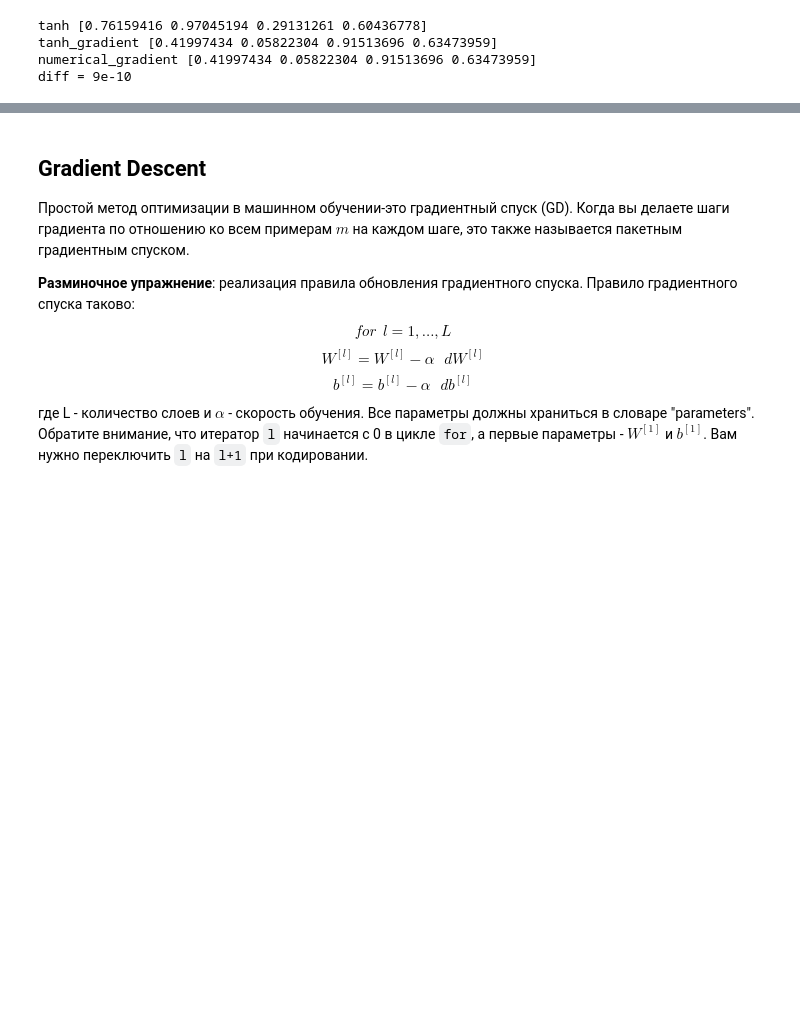
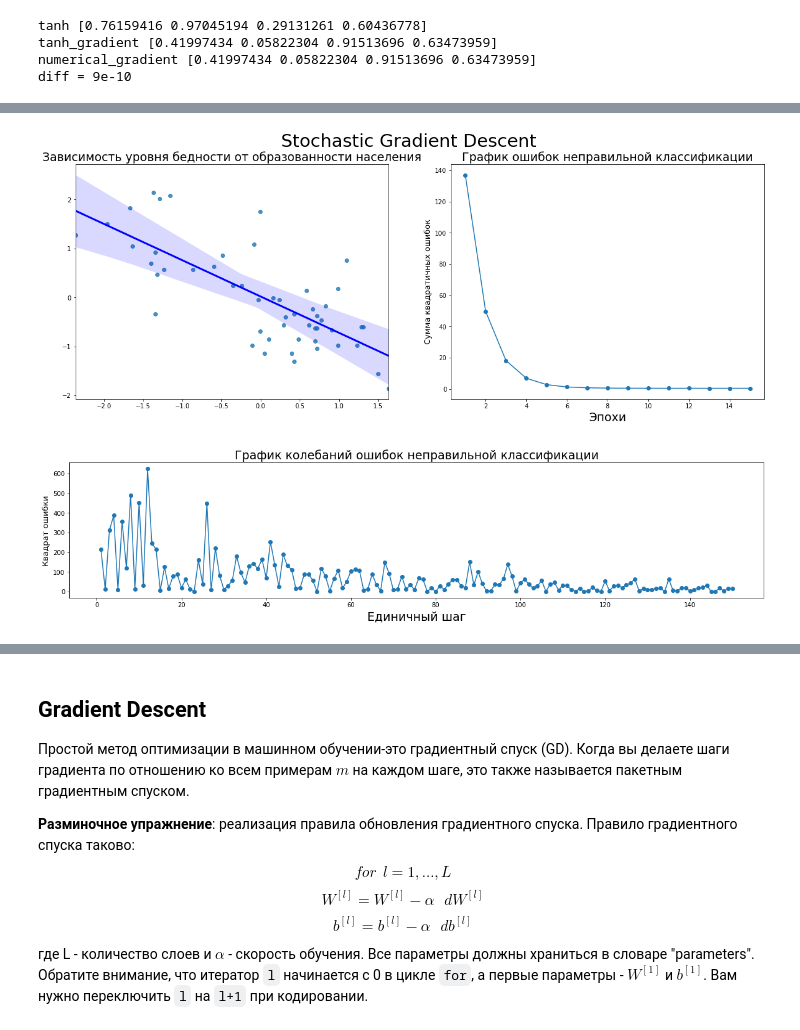
Before and after one commit to Artexxx/Artem-python, a Jupyter notebook: algorithms/Model Optimization Methods/Optimization Methods.ipynb, the cells around one changed output, grey strips where cells are left out. Saved outputs shown, nothing was run; the diff lists cells and outputs as text; code cells hidden in the pictures; blank space fills up the shorter version.

```diff
--- a/algorithms/Model Optimization Methods/Optimization Methods.ipynb
+++ b/algorithms/Model Optimization Methods/Optimization Methods.ipynb
@@ -189,0 +254,72 @@ diff = 9e-10
+# %%
+def stochastic_gradient_descent(X, Y,
+                                w_initial=10, b_initial=10,
+                                n_iter=50, learning_rate=0.1, ):
+    """
+    Arguments:
+        w_initial, b_initial (float)
+            Начальные значения веса и смещения.
+        n_iter (int) = 50
+             Количесто проходов по обучающему набору данных
+        learning_rate (float) = 0.1
+             Скорость обучения между 0.0 и 1.0
+    """
+    def _shuffle(X, Y):
+        """Перемешивает обучающие данные"""
+        rgen = np.random.RandomState(1)
+        r = rgen.permutation(len(Y))
+        return X[r], Y[r]
+
+    # Два списка для хранения точек градиентного спуска
+    wlist = [w_initial]
+    blist = [b_initial]
+
+    costs, all_costs = [], []
+
+    for _ in range(n_iter):
+        X, Y = _shuffle(X, Y)
+
+        total_cost = .0
+        for xi, target in zip(X, Y):
+            previous_w = wlist[-1]
+            previous_b = blist[-1]
+
+            # Отклонения расчетных результатов от истинных меток классов
+            output = xi * previous_w + previous_b
+            error = target - output
+
+            # Обновляем веса, вычислив градиент
+            w_new = previous_w + learning_rate * xi * error
+            b_new = previous_b + learning_rate * error
+
+            total_cost += error ** 2
+            all_costs.append(error ** 2)
+
+            wlist.append(w_new)
+            blist.append(b_new)
+
+        avg_cost = total_cost / len(Y)
+        costs.append(avg_cost)
+
+    return wlist, blist, costs, all_costs
+
+#_______________________________________________________________________________________________ Real data
+X, Y = get_real_data()
+wlist, blist, errors, all_errors = stochastic_gradient_descent(X, Y, learning_rate=0.01, n_iter=15)
+best_w, best_b = wlist[-1], blist[-1]
+#_______________________________________________________________________________________________ Visualise
+visualize_gradient_descent(X, Y,
+                           best_w, best_b, errors,
+                           title_loss_func='Stochastic Gradient Descent',
+                           title_first_plot="Зависимость уровня бедности от образованности населения",
+                           ylabel_second_plot='Сумма квадратичных ошибок',)
+
+fig, ax = plt.subplots(1,1, figsize=(20, 4))
+ax.plot(range(1, 151), all_errors[:150], marker='o')
+ax.set_title('График колебаний ошибок неправильной классификации', fontsize=19)
+ax.set_xlabel('Единичный шаг', fontsize=19)
+ax.set_ylabel('Квадрат ошибки', fontsize=13)
+plt.show()
+# %% [output]
+[figure, added]
+[figure, added]
```
Also changed, not shown: parts of 21 cells of this notebook, 3 other files.
